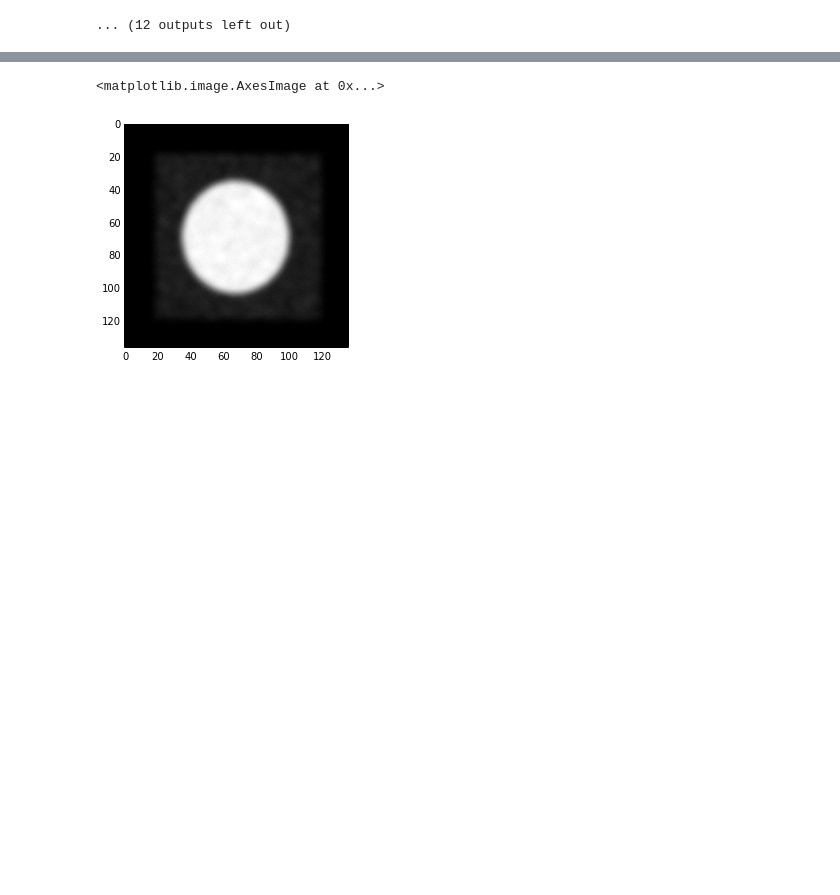
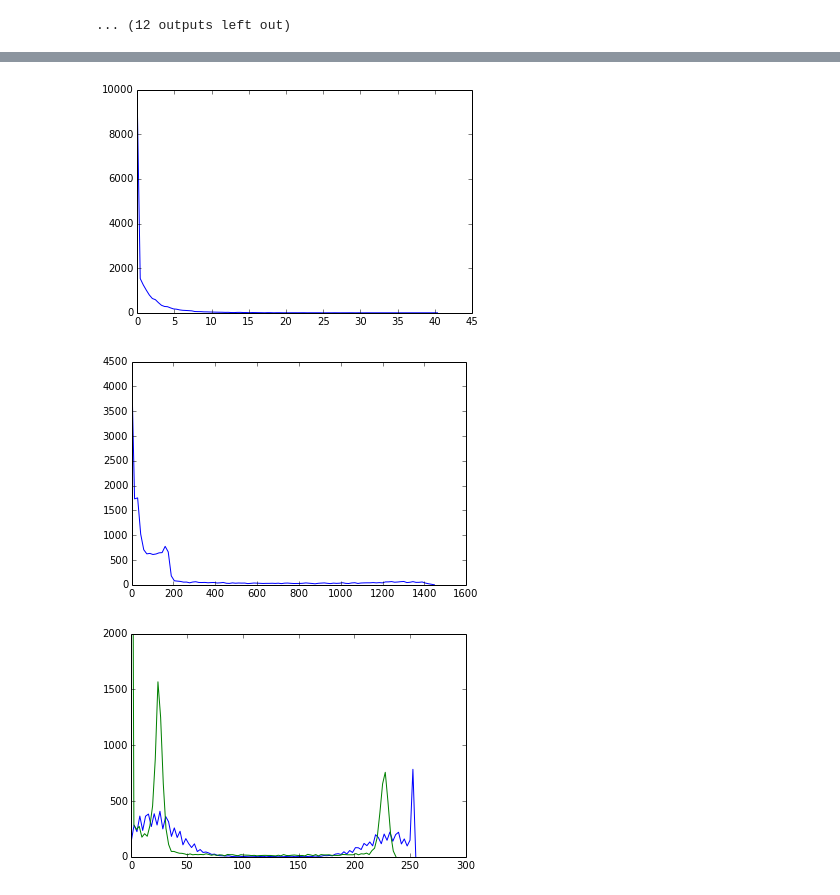
Before and after one commit to arvigj/ML-CV, a Jupyter notebook: cv_hw1/CV_1.ipynb, the cells around one changed output, grey strips where cells are left out. Saved outputs shown, nothing was run; the diff lists cells and outputs as text; code cells hidden in the pictures; blank space fills up the shorter version.

```diff
--- a/cv_hw1/CV_1.ipynb
+++ b/cv_hw1/CV_1.ipynb
@@ -141,6 +156,30 @@ def gauss_blur(x_dim, y_dim, x_0, y_0, sigma):
-# %%
-blurred = signal.convolve2d(image,gauss_blur(37,37,19,19,2))
-plt.imshow(blurred,cmap="gray")
-# %% [output]
-<matplotlib.image.AxesImage at 0x...>
-[figure, removed]
+# %%
+#creating a histogram of intensity vs count
+def intensity(max_array, n):
+    bins = np.linspace(np.amin(max_array),np.amax(max_array),num=n,endpoint=True)
+    count = np.zeros(len(bins))
+    for i in xrange(len(max_array)):
+        for j in xrange(len(max_array[0])):
+            intensity_bin = 0
+            for k in xrange(len(bins)):
+                if k == len(bins)-1:
+                    intensity_bin = k-1
+                    break
+                if max_array[i][j] > bins[k] and max_array[i][j] < bins[k+1]:
+                    intensity_bin = k
+                    break
+            count[intensity_bin] += 1
+    plt.plot(bins,count)
+
+intensity(max_array.real,100)
+plt.show()
+intensity(max_array.imag,100)
+plt.show()
+intensity(image,100)
+intensity(blurred,100)
+plt.ylim(0,2000)
+plt.show()
+# %% [output]
+[figure, added]
+[figure, added]
+[figure, added]
```
Also changed, not shown: parts of 5 cells of this notebook.
